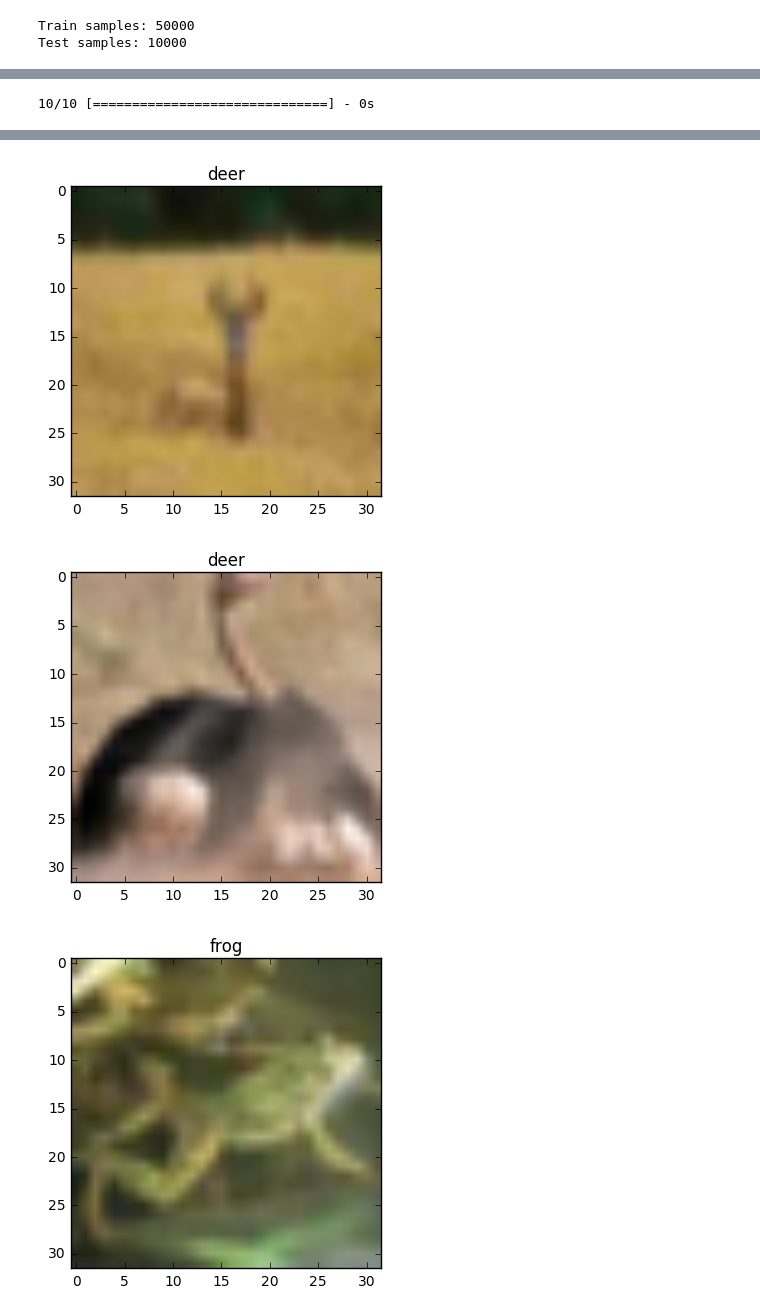
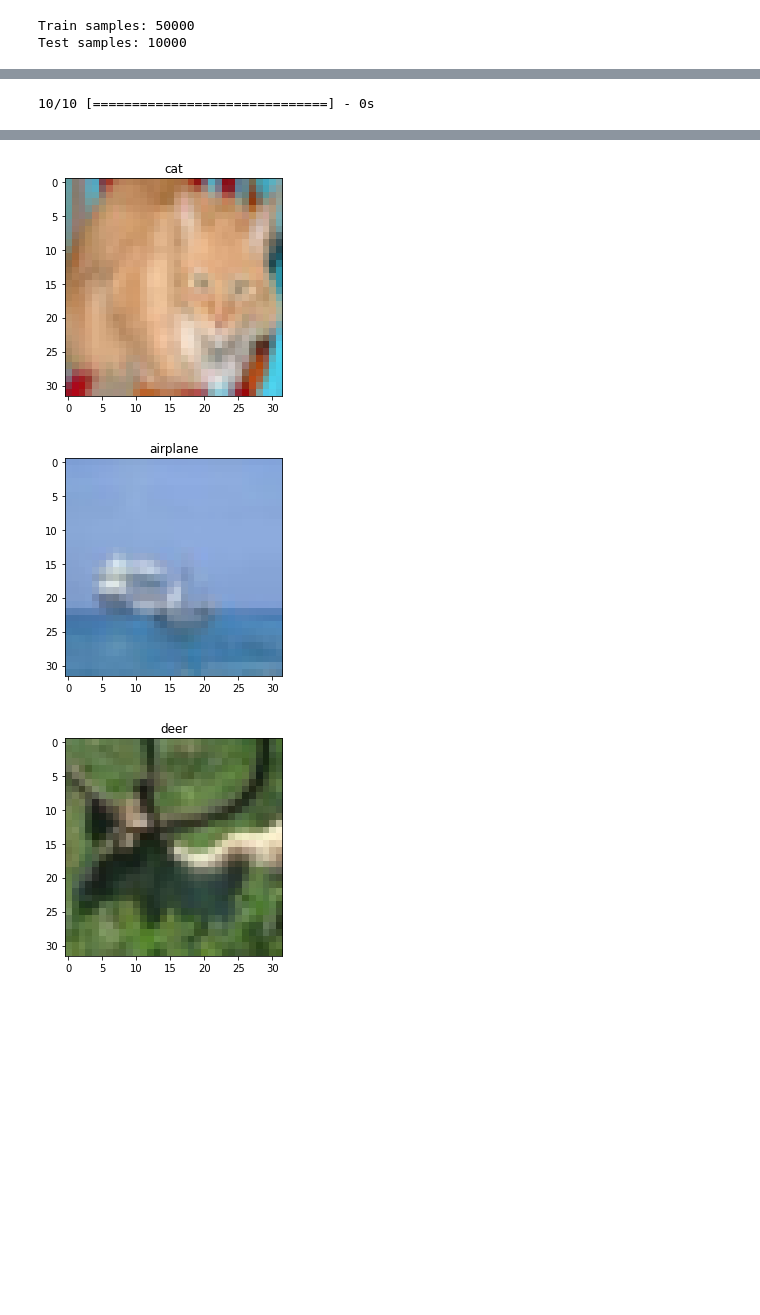
Before and after one commit to park-python/course, a Jupyter notebook: lectures/10_Python_Applications/cifar10.ipynb, the cells around one changed output, grey strips where cells are left out. Drawn from its saved outputs; the diff is of its cells as text; code cells hidden in the pictures; blank space fills up the shorter version.

```diff
--- a/lectures/10_Python_Applications/cifar10.ipynb
+++ b/lectures/10_Python_Applications/cifar10.ipynb
@@ -10,7 +8,7 @@ Using Theano backend.
 # %%
 batch_size = 32
 num_classes = 10
-epochs = 10
+epochs = 3
 
 img_rows, img_cols = 32, 32
 img_channels = 3
@@ -33,16 +31,16 @@ Test samples: 10000
 # %%
 model = Sequential()
 
-model.add(Convolution2D(32, 3, 3, border_mode='same', input_shape=X_train.shape[1:]))
+model.add(Conv2D(32, (3, 3), padding='same', input_shape=X_train.shape[1:]))
 model.add(Activation('relu'))
-model.add(Convolution2D(32, 3, 3))
+model.add(Conv2D(32, (3, 3)))
 model.add(Activation('relu'))
 model.add(MaxPooling2D(pool_size=(2, 2)))
 model.add(Dropout(0.25))
 
-model.add(Convolution2D(64, 3, 3, border_mode='same'))
+model.add(Conv2D(64, (3, 3), padding='same'))
 model.add(Activation('relu'))
-model.add(Convolution2D(64, 3, 3))
+model.add(Conv2D(64, (3, 3)))
 model.add(Activation('relu'))
 model.add(MaxPooling2D(pool_size=(2, 2)))
 model.add(Dropout(0.25))
@@ -63,7 +61,7 @@ model.compile(
 model.fit(
     X_train, Y_train,
     batch_size=batch_size,
-    nb_epoch=epochs,
+    epochs=epochs,
     validation_data=(X_test, Y_test),
     shuffle=True,
     verbose=1
@@ -113,12 +101,12 @@ cifar_classes = [
     'truck'
 ]
 
-images = random.sample(X_test, 10)
-predictions = model.predict_classes(np.array(images).reshape((10, 3, 32, 32)))
+images = random.sample(list(X_test), 10)
+predictions = model.predict_classes(np.array(images).reshape((10, 32, 32, 3)))
 
 for image, prediction in zip(images, predictions):
     plt.figure()
     plt.title(cifar_classes[prediction])
-    plt.imshow(image.transpose(1, 2, 0))
+    plt.imshow(image)
 # %% [output]
 10/10 [==============================] - 0s
@@ -131,3 +119,3 @@ for image, prediction in zip(images, predictions):
-[figure, old version]
+[figure, new version]
-[figure, old version]
+[figure, new version]
-[figure, old version]
+[figure, new version]
```
Also changed, not shown: parts of 4 cells of this notebook, 7 other files.
